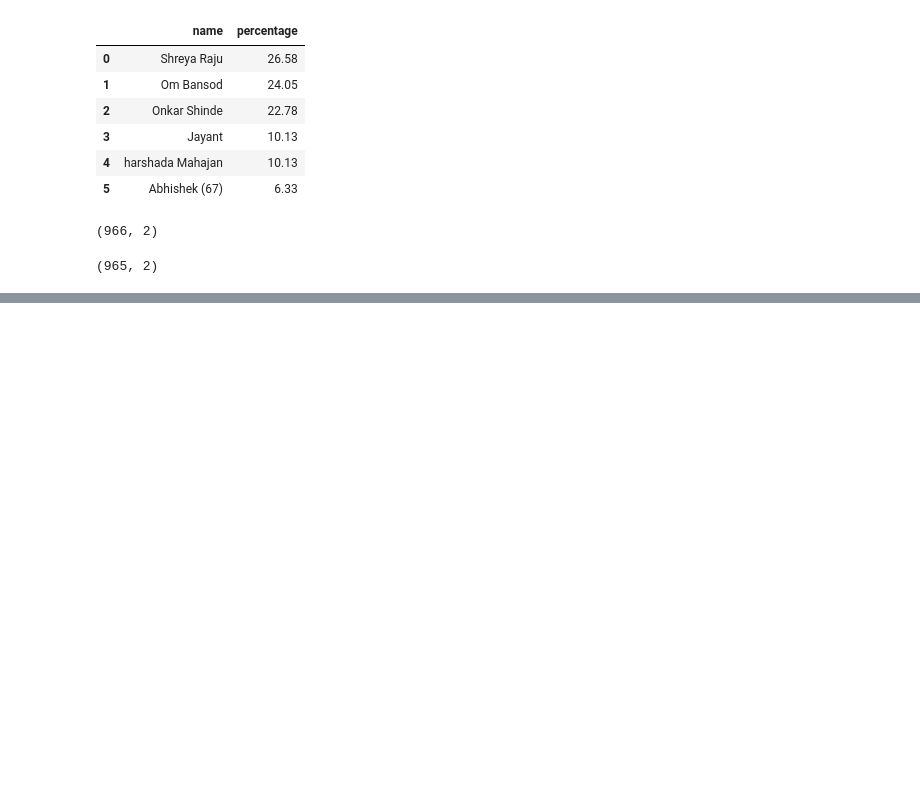
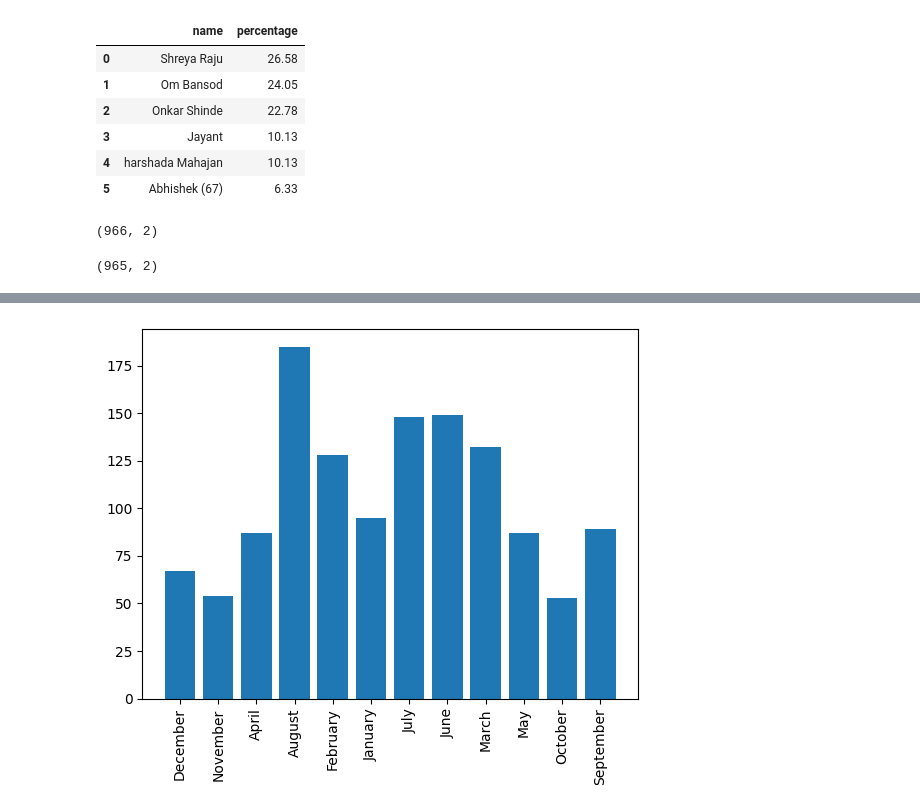
Before and after one commit to onkarshinde77/WhatsApp_chat_Analysis, a Jupyter notebook: main.ipynb, the cells around one changed output, grey strips where cells are left out. Cells and saved outputs as stored; diff of their text form; code cells hidden in the pictures; blank space fills up the shorter version.

Commit message:
frequency of message base on month completed

```diff
--- a/main.ipynb
+++ b/main.ipynb
@@ -5,5 +6,5 @@ import re
 # %%
-chat = open("chat.txt",'r',encoding='utf-8')
+chat = open("chats/chat.txt",'r',encoding='utf-8')
 data = chat.read()
 print(data)
 # %% [output]
@@ -194,0 +251,20 @@ temp2.shape
+# %%
+month_map = {
+    1: 'January', 2: 'February', 3: 'March', 4: 'April',
+    5: 'May', 6: 'June', 7: 'July', 8: 'August',
+    9: 'September', 10: 'October', 11: 'November', 12: 'December'
+}
+data['month'] = data['month'].astype(np.int32)
+data['month_name'] = data['month'].map(month_map)
+# %%
+timeline = data.groupby(['year','month_name']).count()['messages'].reset_index()
+timeline['month_year'] = timeline['month_name'] + "-" + timeline['year'].astype(str)
+plt.bar(timeline['month_name'],timeline['messages'])
+plt.xticks(rotation="vertical")
+# %%
+# timeline=timeline.sort_values('messages',ascending=False)
+plt.bar(timeline['month_name'],timeline['messages'])
+plt.xticks(rotation="vertical")
+plt.show()
+# %% [output]
+[figure, added]
```
Also changed, not shown: parts of 5 cells of this notebook, 4 other files.
